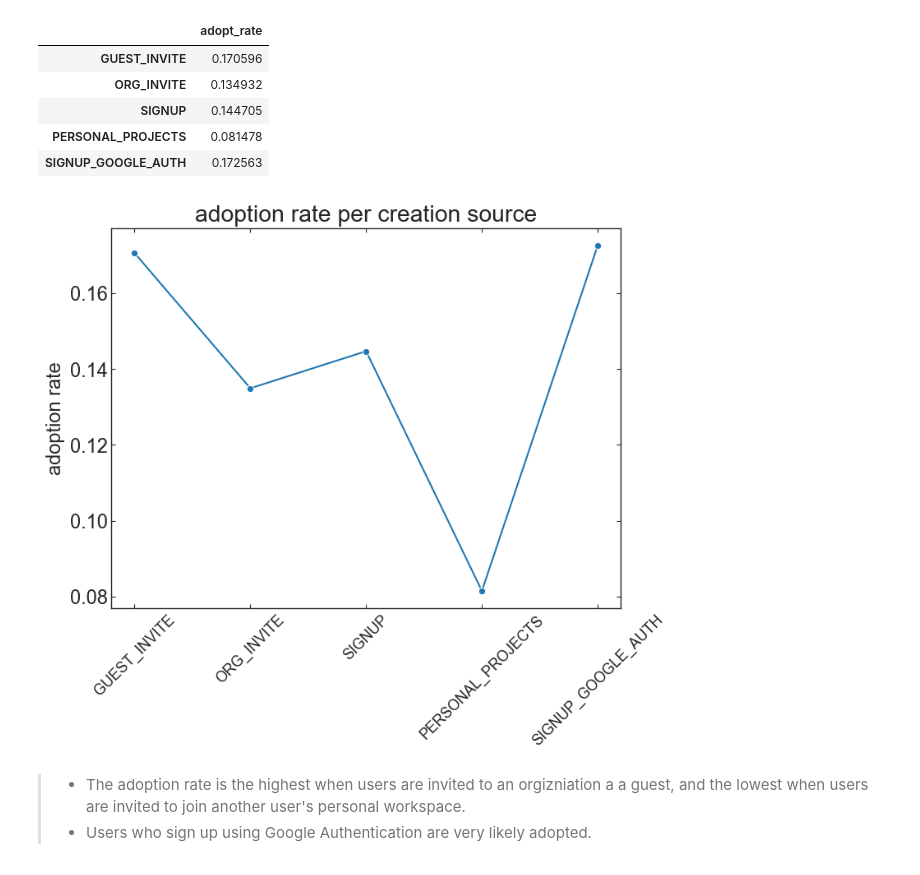
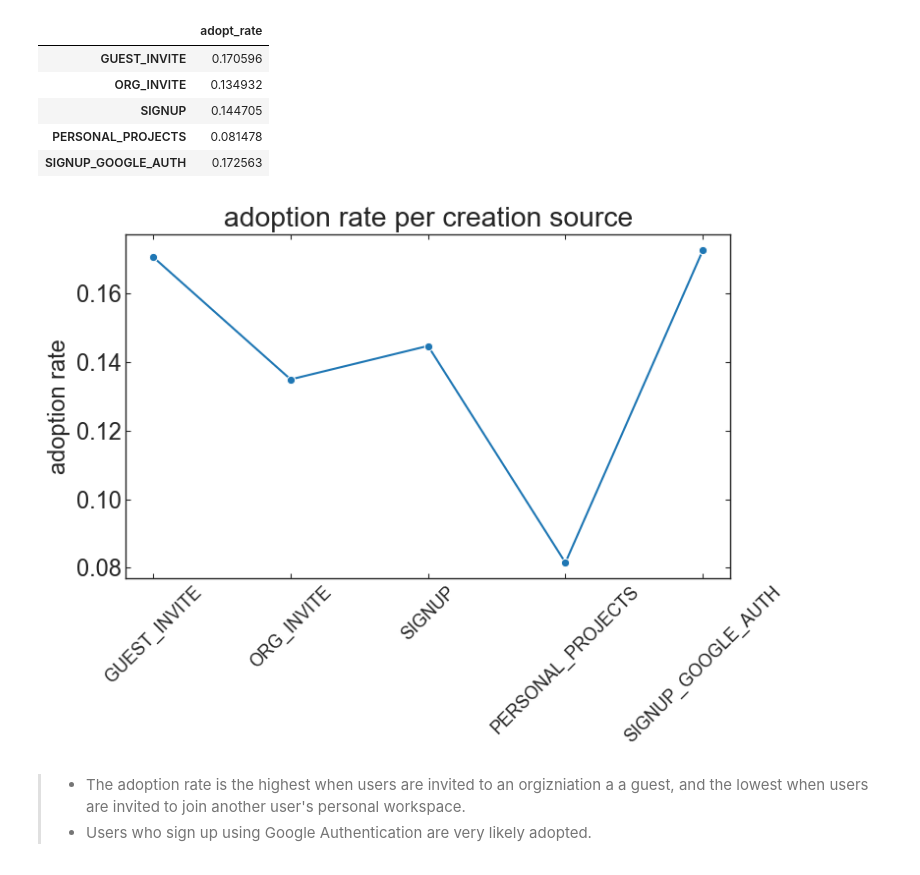
Before and after one commit to astrodoo/Springboard, a Jupyter notebook: Mini_Project/Relax_Inc_Challenge/notebook/Relax_Inc_Challenge.ipynb, the cells around one changed output. Cells and saved outputs as stored; diff of their text form; code cells hidden in the pictures.

```diff
--- a/Mini_Project/Relax_Inc_Challenge/notebook/Relax_Inc_Challenge.ipynb
+++ b/Mini_Project/Relax_Inc_Challenge/notebook/Relax_Inc_Challenge.ipynb
@@ -371,11 +374,14 @@ df_adopt_rate_creation
 # %%
 fig, ax = plt.subplots()
 
 sns.lineplot(data=df_adopt_rate_creation, legend=None, marker='o', ax=ax)
 ax.tick_params(axis='x', rotation=45, labelsize=13)
-ax.set(title='adoption rate per creation source', ylabel='adoption rate');
+ax.set(title='adoption rate per creation source', ylabel='adoption rate')
+
+fig.tight_layout()
+fig.savefig(os.path.join(figdir,'adoptionRate_source.png'));
 # %% [output]
-[figure, old version]
+[figure, new version]
 # %% [markdown]
 > - The adoption rate is the highest when users are invited to an orgizniation a a guest, and the lowest when users are invited to join another user's personal workspace.
 > - Users who sign up using Google Authentication are very likely adopted.
```
Also changed, not shown: parts of 14 cells of this notebook, 16 other files.
